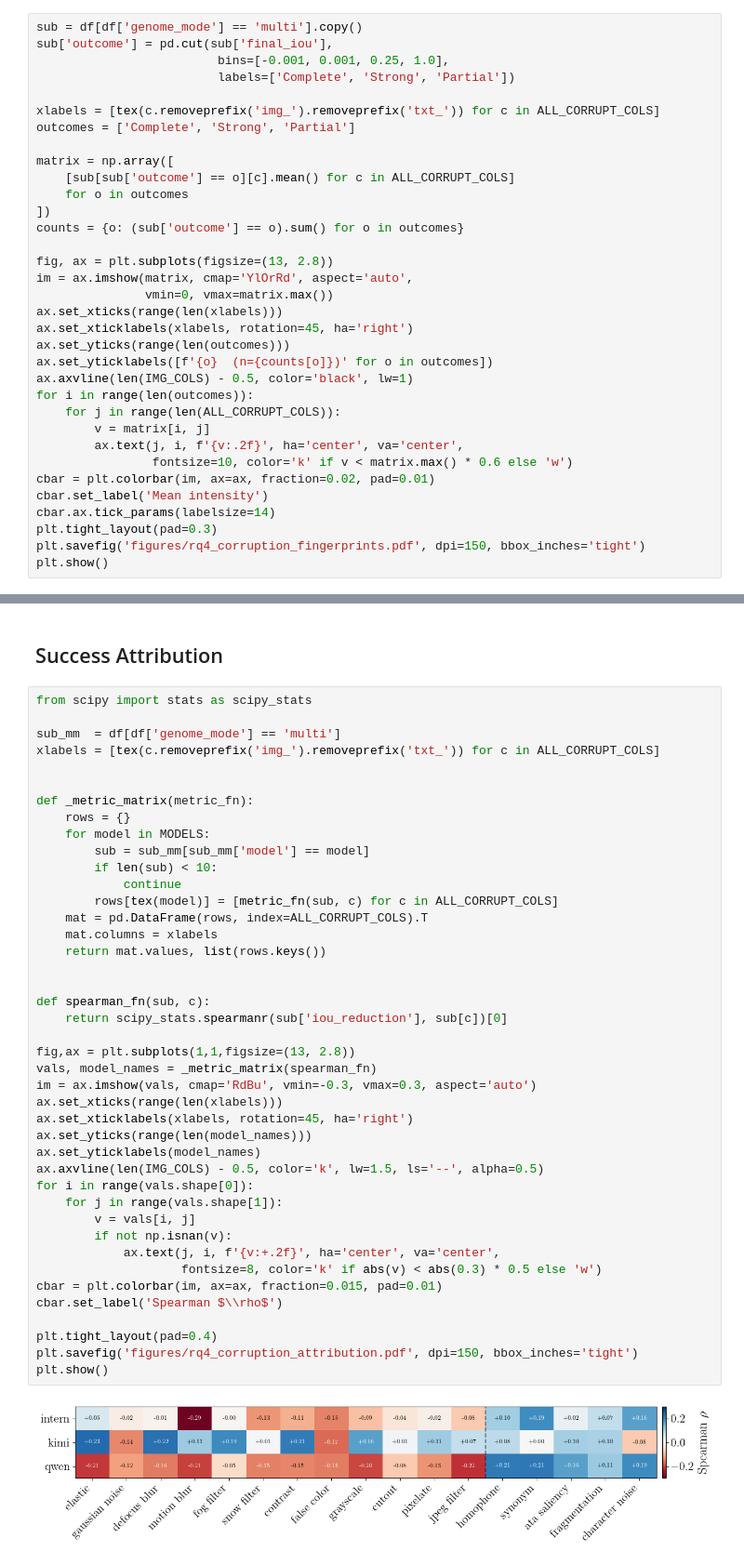
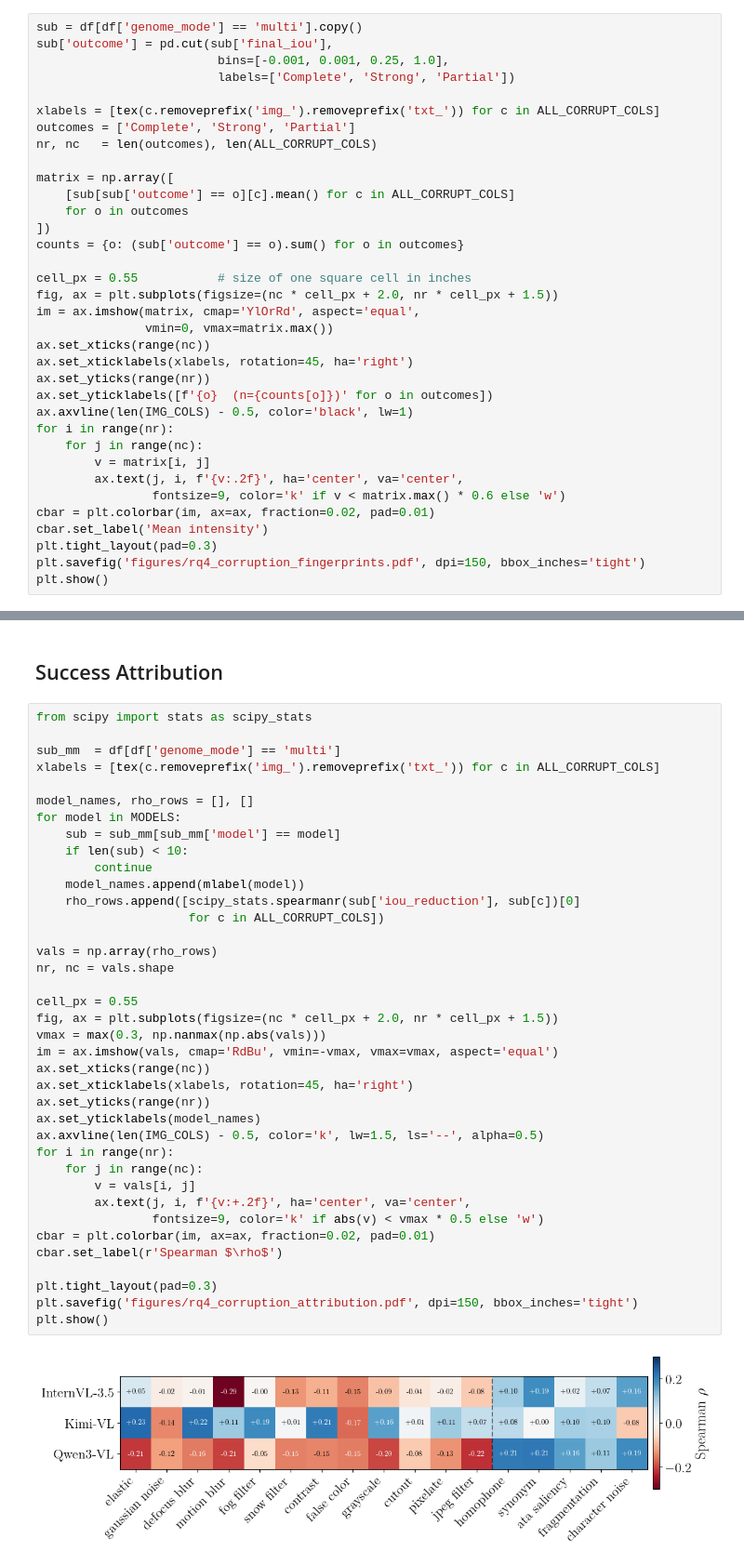
Before and after one commit to oliverweissl/multimodal-corruptions, a Jupyter notebook: analysis/RQ4_Correlation.ipynb, the cells around one changed output, grey strips where cells are left out. Shown at 93% size. Cells and saved outputs as stored; diff of their text form.

```diff
--- a/analysis/RQ4_Correlation.ipynb
+++ b/analysis/RQ4_Correlation.ipynb
@@ -127,6 +161,7 @@ sub['outcome'] = pd.cut(sub['final_iou'],
 
 xlabels = [tex(c.removeprefix('img_').removeprefix('txt_')) for c in ALL_CORRUPT_COLS]
 outcomes = ['Complete', 'Strong', 'Partial']
+nr, nc   = len(outcomes), len(ALL_CORRUPT_COLS)
 
 matrix = np.array([
     [sub[sub['outcome'] == o][c].mean() for c in ALL_CORRUPT_COLS]
@@ -134,22 +169,22 @@ matrix = np.array([
 ])
 counts = {o: (sub['outcome'] == o).sum() for o in outcomes}
 
-fig, ax = plt.subplots(figsize=(13, 2.8))
-im = ax.imshow(matrix, cmap='YlOrRd', aspect='auto',
+cell_px = 0.55           # size of one square cell in inches
+fig, ax = plt.subplots(figsize=(nc * cell_px + 2.0, nr * cell_px + 1.5))
+im = ax.imshow(matrix, cmap='YlOrRd', aspect='equal',
                vmin=0, vmax=matrix.max())
-ax.set_xticks(range(len(xlabels)))
+ax.set_xticks(range(nc))
 ax.set_xticklabels(xlabels, rotation=45, ha='right')
-ax.set_yticks(range(len(outcomes)))
+ax.set_yticks(range(nr))
 ax.set_yticklabels([f'{o}  (n={counts[o]})' for o in outcomes])
 ax.axvline(len(IMG_COLS) - 0.5, color='black', lw=1)
-for i in range(len(outcomes)):
-    for j in range(len(ALL_CORRUPT_COLS)):
+for i in range(nr):
+    for j in range(nc):
         v = matrix[i, j]
         ax.text(j, i, f'{v:.2f}', ha='center', va='center',
-                fontsize=10, color='k' if v < matrix.max() * 0.6 else 'w')
+                fontsize=9, color='k' if v < matrix.max() * 0.6 else 'w')
 cbar = plt.colorbar(im, ax=ax, fraction=0.02, pad=0.01)
 cbar.set_label('Mean intensity')
-cbar.ax.tick_params(labelsize=14)
 plt.tight_layout(pad=0.3)
 plt.savefig('figures/rq4_corruption_fingerprints.pdf', dpi=150, bbox_inches='tight')
 plt.show()
@@ -160,44 +195,40 @@ plt.show()
 # %%
 from scipy import stats as scipy_stats
 
 sub_mm  = df[df['genome_mode'] == 'multi']
 xlabels = [tex(c.removeprefix('img_').removeprefix('txt_')) for c in ALL_CORRUPT_COLS]
 
+model_names, rho_rows = [], []
+for model in MODELS:
+    sub = sub_mm[sub_mm['model'] == model]
+    if len(sub) < 10:
+        continue
+    model_names.append(mlabel(model))
+    rho_rows.append([scipy_stats.spearmanr(sub['iou_reduction'], sub[c])[0]
+                     for c in ALL_CORRUPT_COLS])
 
-def _metric_matrix(metric_fn):
-    rows = {}
-    for model in MODELS:
-        sub = sub_mm[sub_mm['model'] == model]
-        if len(sub) < 10:
-            continue
-        rows[tex(model)] = [metric_fn(sub, c) for c in ALL_CORRUPT_COLS]
-    mat = pd.DataFrame(rows, index=ALL_CORRUPT_COLS).T
-    mat.columns = xlabels
-    return mat.values, list(rows.keys())
+vals = np.array(rho_rows)
+nr, nc = vals.shape
 
-
-def spearman_fn(sub, c):
-    return scipy_stats.spearmanr(sub['iou_reduction'], sub[c])[0]
-
-fig,ax = plt.subplots(1,1,figsize=(13, 2.8))
-vals, model_names = _metric_matrix(spearman_fn)
-im = ax.imshow(vals, cmap='RdBu', vmin=-0.3, vmax=0.3, aspect='auto')
-ax.set_xticks(range(len(xlabels)))
+cell_px = 0.55
+fig, ax = plt.subplots(figsize=(nc * cell_px + 2.0, nr * cell_px + 1.5))
+vmax = max(0.3, np.nanmax(np.abs(vals)))
+im = ax.imshow(vals, cmap='RdBu', vmin=-vmax, vmax=vmax, aspect='equal')
+ax.set_xticks(range(nc))
 ax.set_xticklabels(xlabels, rotation=45, ha='right')
-ax.set_yticks(range(len(model_names)))
+ax.set_yticks(range(nr))
 ax.set_yticklabels(model_names)
 ax.axvline(len(IMG_COLS) - 0.5, color='k', lw=1.5, ls='--', alpha=0.5)
-for i in range(vals.shape[0]):
-    for j in range(vals.shape[1]):
+for i in range(nr):
+    for j in range(nc):
         v = vals[i, j]
-        if not np.isnan(v):
-            ax.text(j, i, f'{v:+.2f}', ha='center', va='center',
-                    fontsize=8, color='k' if abs(v) < abs(0.3) * 0.5 else 'w')
-cbar = plt.colorbar(im, ax=ax, fraction=0.015, pad=0.01)
-cbar.set_label('Spearman $\\rho$')
+        ax.text(j, i, f'{v:+.2f}', ha='center', va='center',
+                fontsize=9, color='k' if abs(v) < vmax * 0.5 else 'w')
+cbar = plt.colorbar(im, ax=ax, fraction=0.02, pad=0.01)
+cbar.set_label(r'Spearman $\rho$')
 
-plt.tight_layout(pad=0.4)
+plt.tight_layout(pad=0.3)
 plt.savefig('figures/rq4_corruption_attribution.pdf', dpi=150, bbox_inches='tight')
 plt.show()
 # %% [output]
-[figure, old version]
+[figure, new version]
```
Also changed, not shown: parts of 4 cells of this notebook, 8 other files.
